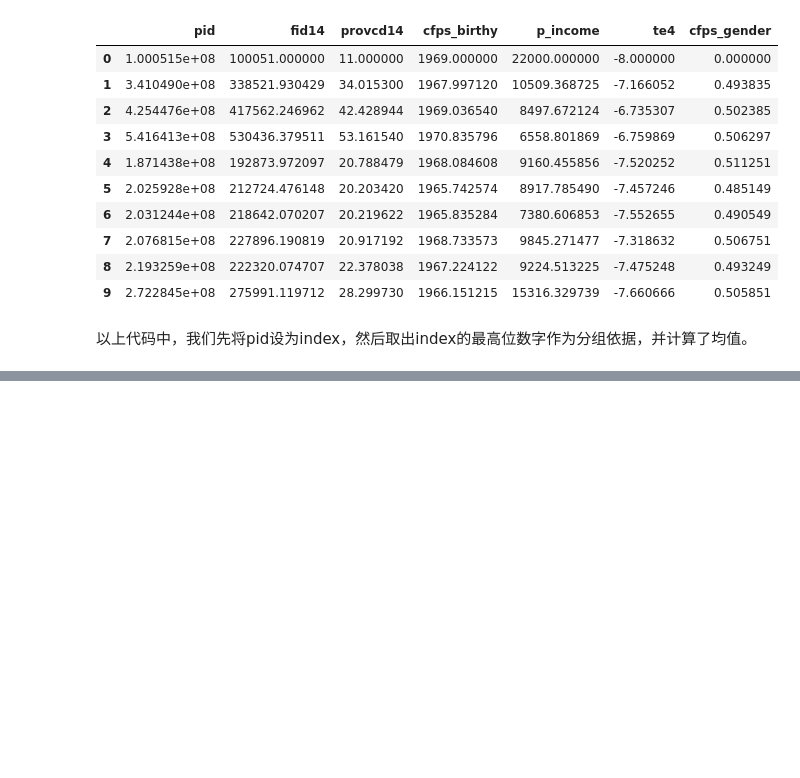
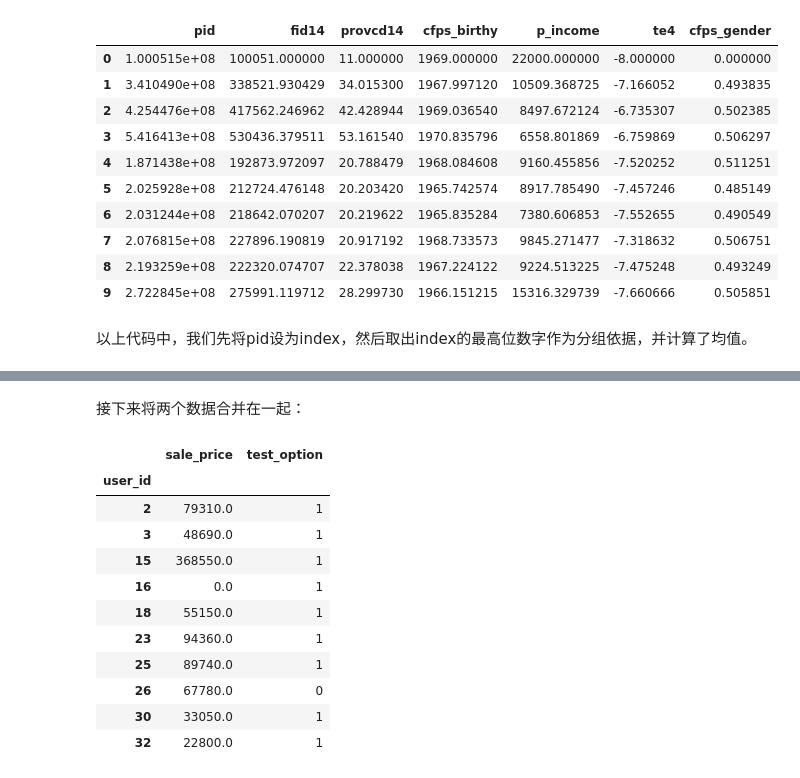
Before and after one commit to sijichun/PythonTutor, a Jupyter notebook: T7_pandas.ipynb, the cells around one changed output, grey strips where cells are left out. Drawn from its saved outputs; the diff is of its cells as text; code cells hidden in the pictures; blank space fills up the shorter version.

```diff
--- a/T7_pandas.ipynb
+++ b/T7_pandas.ipynb
@@ -1871,0 +1938,18 @@ subdata.groupby(lambda x: int(str(x)[0])).mean()
+# %% [markdown]
+接下来将两个数据合并在一起：
+# %%
+merged=pd.merge(spending, option , left_index=True, right_index=True)
+merged.head(10)
+# %% [output]
+|  | sale_price | test_option |
+| user_id |  |  |
+| 2 | 79310.0 | 1 |
+| 3 | 48690.0 | 1 |
+| 15 | 368550.0 | 1 |
+| 16 | 0.0 | 1 |
+| 18 | 55150.0 | 1 |
+| 23 | 94360.0 | 1 |
+| 25 | 89740.0 | 1 |
+| 26 | 67780.0 | 0 |
+| 30 | 33050.0 | 1 |
+| 32 | 22800.0 | 1 |
```
Also changed, not shown: parts of 16 cells of this notebook, 2 other files.
